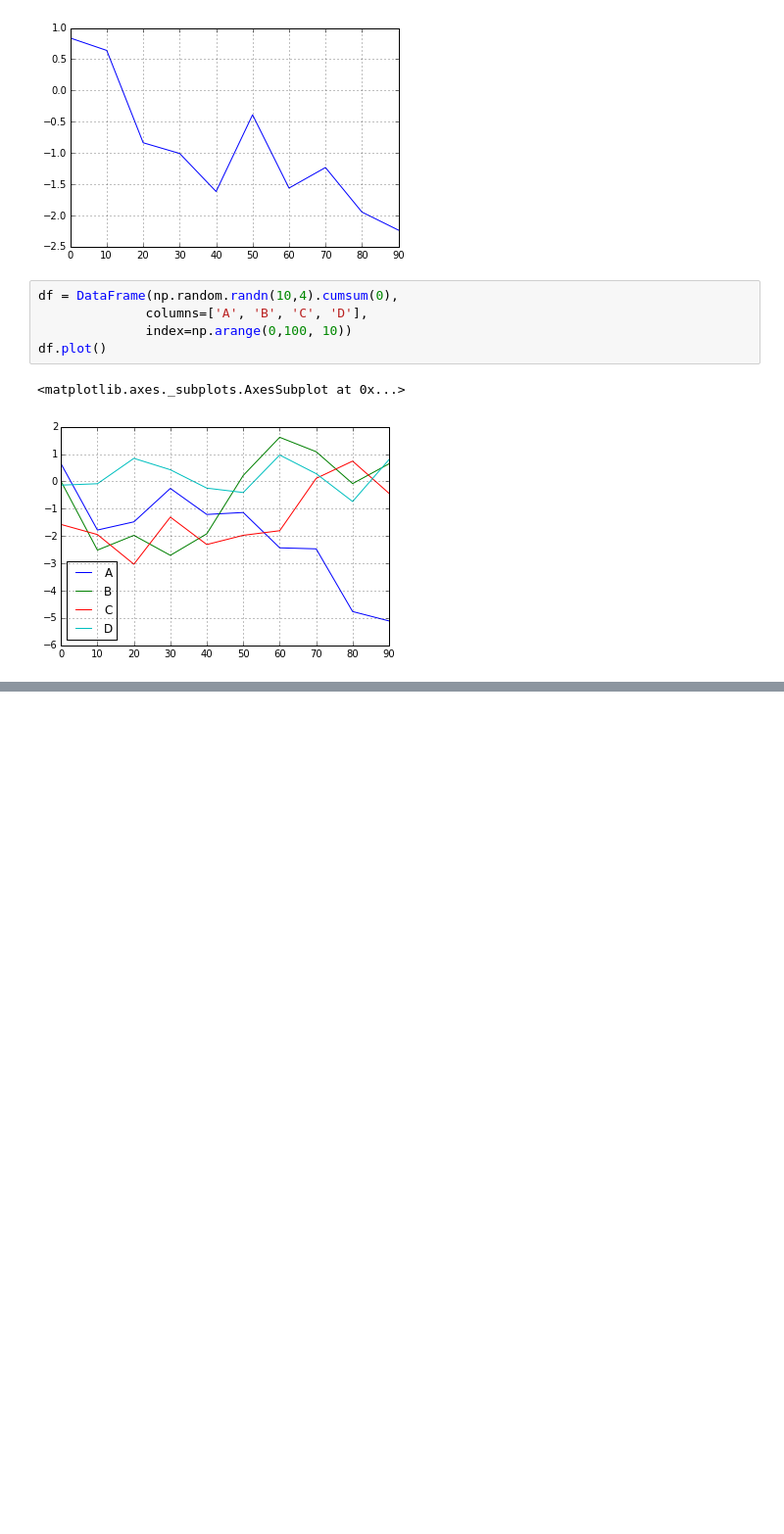
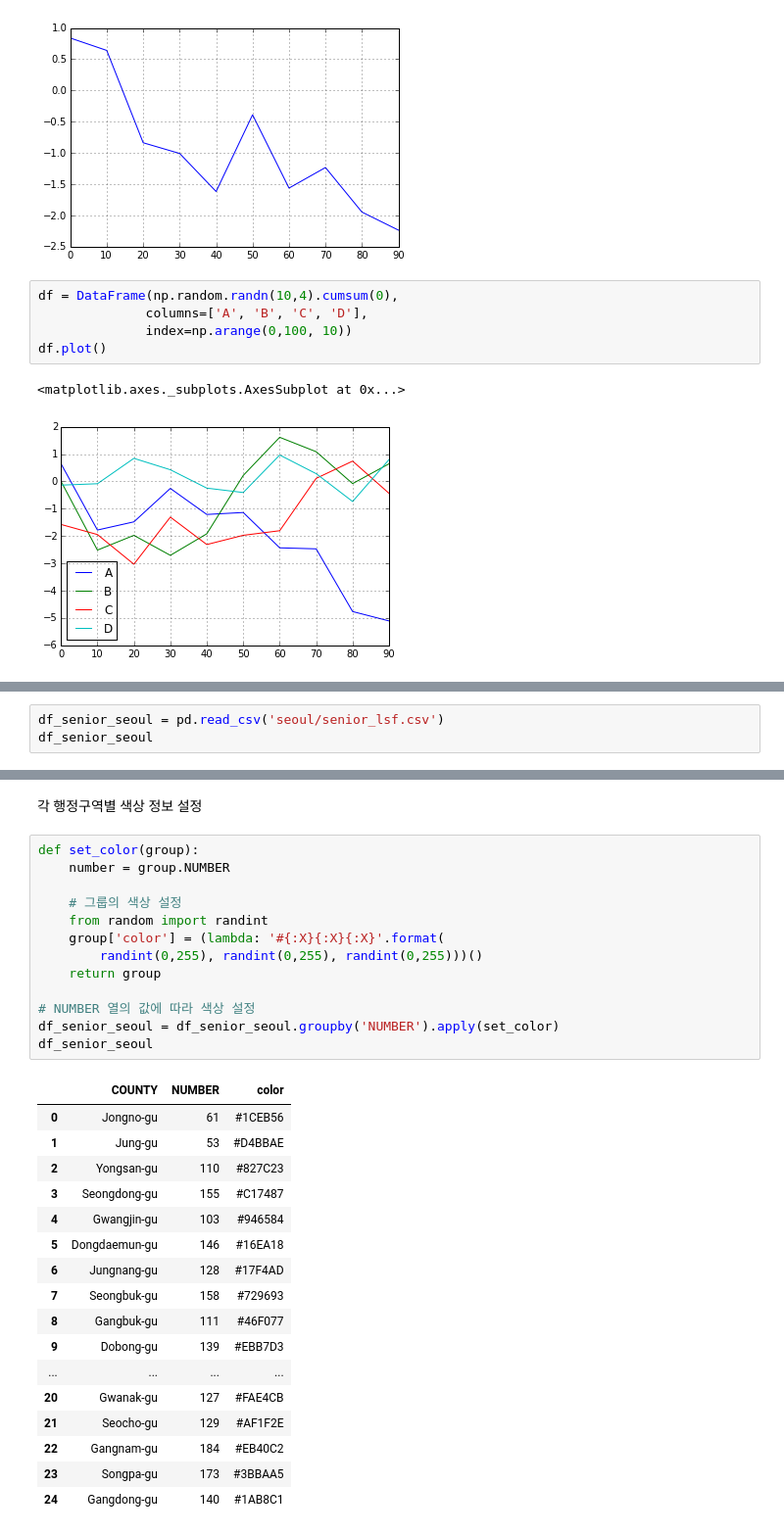
Before and after one commit to lseongjoo/bigpy, a Jupyter notebook: 시각화.ipynb, the cells around one changed output, grey strips where cells are left out. Shown: that part at 98% size. Cells and saved outputs as stored; diff of their text form; blank space fills up the shorter version.

```diff
--- a/시각화.ipynb
+++ b/시각화.ipynb
@@ -32,0 +42,3 @@ df.plot()
+# %%
+df_senior_seoul = pd.read_csv('seoul/senior_lsf.csv')
+df_senior_seoul
@@ -32,0 +63,33 @@ df.plot()
+# %% [markdown]
+각 행정구역별 색상 정보 설정
+# %%
+def set_color(group):
+    number = group.NUMBER
+
+    # 그룹의 색상 설정
+    from random import randint
+    group['color'] = (lambda: '#{:X}{:X}{:X}'.format(
+        randint(0,255), randint(0,255), randint(0,255)))()
+    return group
+
+# NUMBER 열의 값에 따라 색상 설정
+df_senior_seoul = df_senior_seoul.groupby('NUMBER').apply(set_color)
+df_senior_seoul
+# %% [output]
+|  | COUNTY | NUMBER | color |
+| 0 | Jongno-gu | 61 | #1CEB56 |
+| 1 | Jung-gu | 53 | #D4BBAE |
+| 2 | Yongsan-gu | 110 | #827C23 |
+| 3 | Seongdong-gu | 155 | #C17487 |
+| 4 | Gwangjin-gu | 103 | #946584 |
+| 5 | Dongdaemun-gu | 146 | #16EA18 |
+| 6 | Jungnang-gu | 128 | #17F4AD |
+| 7 | Seongbuk-gu | 158 | #729693 |
+| 8 | Gangbuk-gu | 111 | #46F077 |
+| 9 | Dobong-gu | 139 | #EBB7D3 |
+| ... | ... | ... | ... |
+| 20 | Gwanak-gu | 127 | #FAE4CB |
+| 21 | Seocho-gu | 129 | #AF1F2E |
+| 22 | Gangnam-gu | 184 | #EB40C2 |
+| 23 | Songpa-gu | 173 | #3BBAA5 |
+| 24 | Gangdong-gu | 140 | #1AB8C1 |
```
Also changed, not shown: parts of 7 cells of this notebook, 5 other files.
